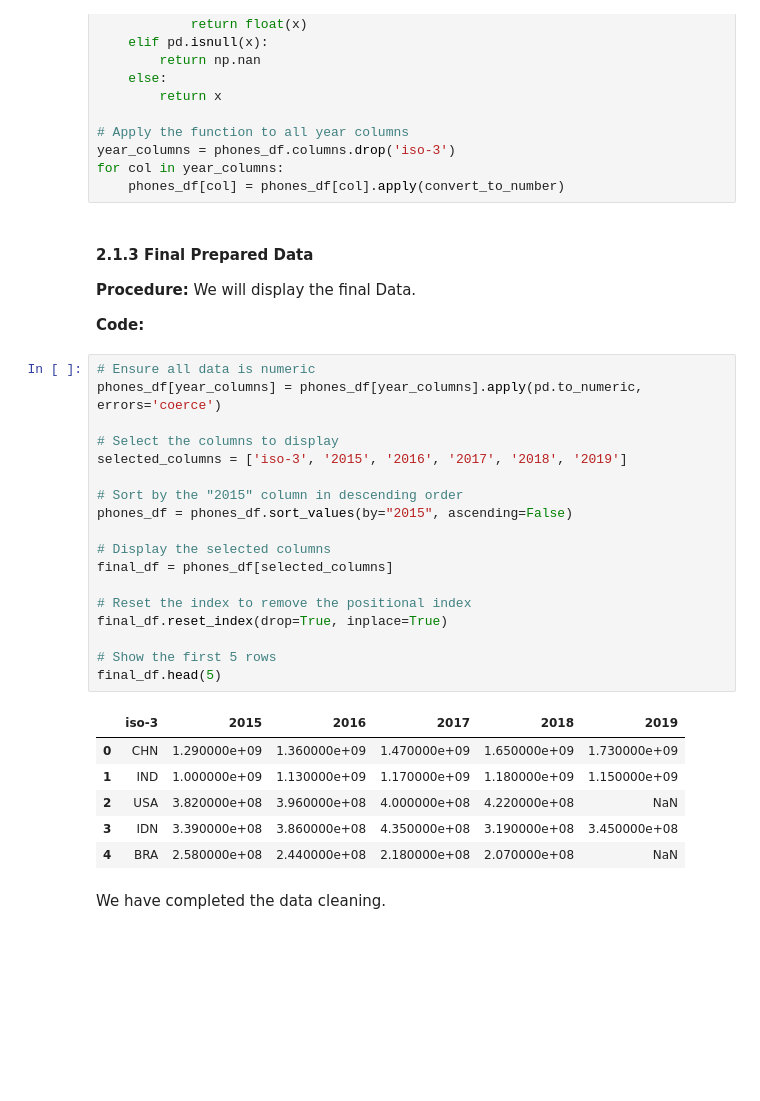
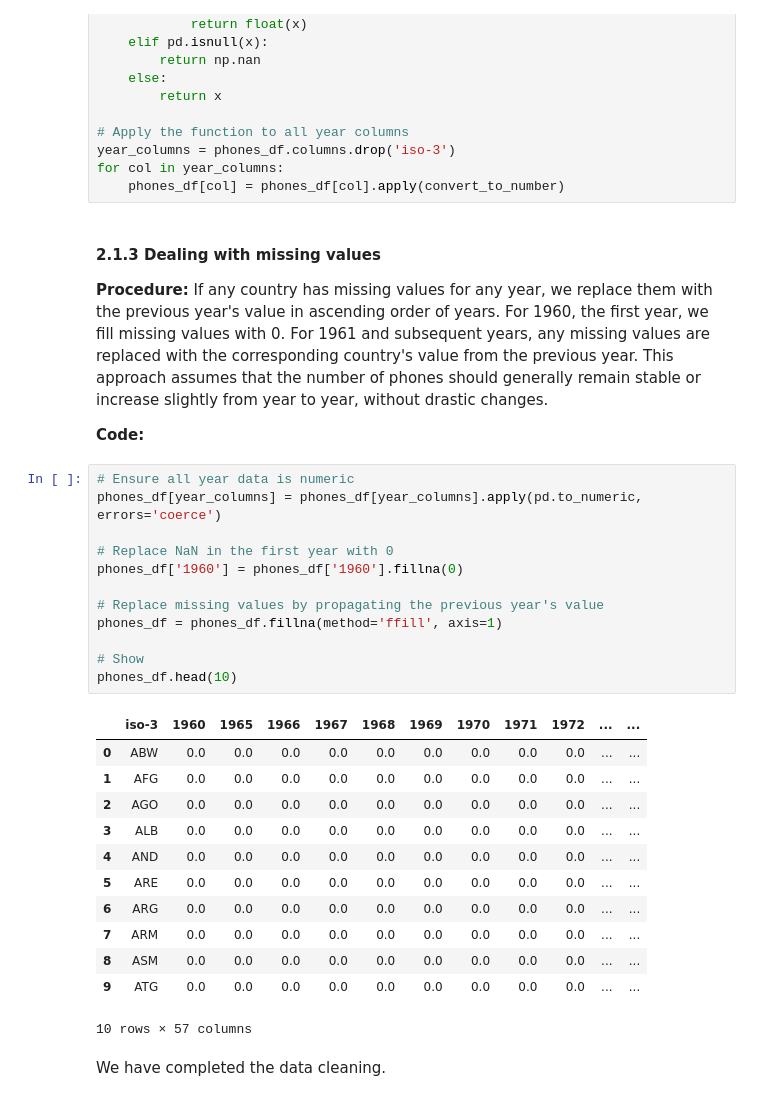
Before and after one commit to Mo-ami/su-mt4007, a Jupyter notebook: HW3/HW3.ipynb, the cells around one changed output. Drawn from its saved outputs; the diff is of its cells as text; blank space fills up the shorter version.

```diff
--- a/HW3/HW3.ipynb
+++ b/HW3/HW3.ipynb
@@ -657,36 +657,36 @@ for col in year_columns:
 # %% [markdown]
 
 
-#### <a id="final-prepared-data">2.1.3 Final Prepared Data</a>
+#### <a id="dealing-with-missing-values">2.1.3 Dealing with missing values</a>
 
 **Procedure:**
-We will display the final Data.
+If any country has missing values for any year, we replace them with the previous year's value in ascending order of years. For 1960, the first year, we fill missing values with 0. For 1961 and subsequent years, any missing values are replaced with the corresponding country's value from the previous year. This approach assumes that the number of phones should generally remain stable or increase slightly from year to year, without drastic changes.
 
 **Code:**
 # %%
-# Ensure all data is numeric
+# Ensure all year data is numeric
 phones_df[year_columns] = phones_df[year_columns].apply(pd.to_numeric, errors='coerce')
 
-# Select the columns to display
-selected_columns = ['iso-3', '2015', '2016', '2017', '2018', '2019']
+# Replace NaN in the first year with 0
+phones_df['1960'] = phones_df['1960'].fillna(0)
 
-# Sort by the "2015" column in descending order
-phones_df = phones_df.sort_values(by="2015", ascending=False)
+# Replace missing values by propagating the previous year's value
+phones_df = phones_df.fillna(method='ffill', axis=1)
 
-# Display the selected columns
-final_df = phones_df[selected_columns]
-
-# Reset the index to remove the positional index
-final_df.reset_index(drop=True, inplace=True)
-
-# Show the first 5 rows
-final_df.head(5)
+# Show
+phones_df.head(10)
 # %% [output]
-|  | iso-3 | 2015 | 2016 | 2017 | 2018 | 2019 |
-| 0 | CHN | 1.290000e+09 | 1.360000e+09 | 1.470000e+09 | 1.650000e+09 | 1.730000e+09 |
-| 1 | IND | 1.000000e+09 | 1.130000e+09 | 1.170000e+09 | 1.180000e+09 | 1.150000e+09 |
-| 2 | USA | 3.820000e+08 | 3.960000e+08 | 4.000000e+08 | 4.220000e+08 | NaN |
-| 3 | IDN | 3.390000e+08 | 3.860000e+08 | 4.350000e+08 | 3.190000e+08 | 3.450000e+08 |
-| 4 | BRA | 2.580000e+08 | 2.440000e+08 | 2.180000e+08 | 2.070000e+08 | NaN |
+|  | iso-3 | 1960 | 1965 | 1966 | 1967 | 1968 | 1969 | 1970 | 1971 | 1972 | ... | ... |
+| 0 | ABW | 0.0 | 0.0 | 0.0 | 0.0 | 0.0 | 0.0 | 0.0 | 0.0 | 0.0 | ... | ... |
+| 1 | AFG | 0.0 | 0.0 | 0.0 | 0.0 | 0.0 | 0.0 | 0.0 | 0.0 | 0.0 | ... | ... |
+| 2 | AGO | 0.0 | 0.0 | 0.0 | 0.0 | 0.0 | 0.0 | 0.0 | 0.0 | 0.0 | ... | ... |
+| 3 | ALB | 0.0 | 0.0 | 0.0 | 0.0 | 0.0 | 0.0 | 0.0 | 0.0 | 0.0 | ... | ... |
+| 4 | AND | 0.0 | 0.0 | 0.0 | 0.0 | 0.0 | 0.0 | 0.0 | 0.0 | 0.0 | ... | ... |
+| 5 | ARE | 0.0 | 0.0 | 0.0 | 0.0 | 0.0 | 0.0 | 0.0 | 0.0 | 0.0 | ... | ... |
+| 6 | ARG | 0.0 | 0.0 | 0.0 | 0.0 | 0.0 | 0.0 | 0.0 | 0.0 | 0.0 | ... | ... |
+| 7 | ARM | 0.0 | 0.0 | 0.0 | 0.0 | 0.0 | 0.0 | 0.0 | 0.0 | 0.0 | ... | ... |
+| 8 | ASM | 0.0 | 0.0 | 0.0 | 0.0 | 0.0 | 0.0 | 0.0 | 0.0 | 0.0 | ... | ... |
+| 9 | ATG | 0.0 | 0.0 | 0.0 | 0.0 | 0.0 | 0.0 | 0.0 | 0.0 | 0.0 | ... | ... |
+10 rows × 57 columns
 # %% [markdown]
 We have completed the data cleaning.
```
